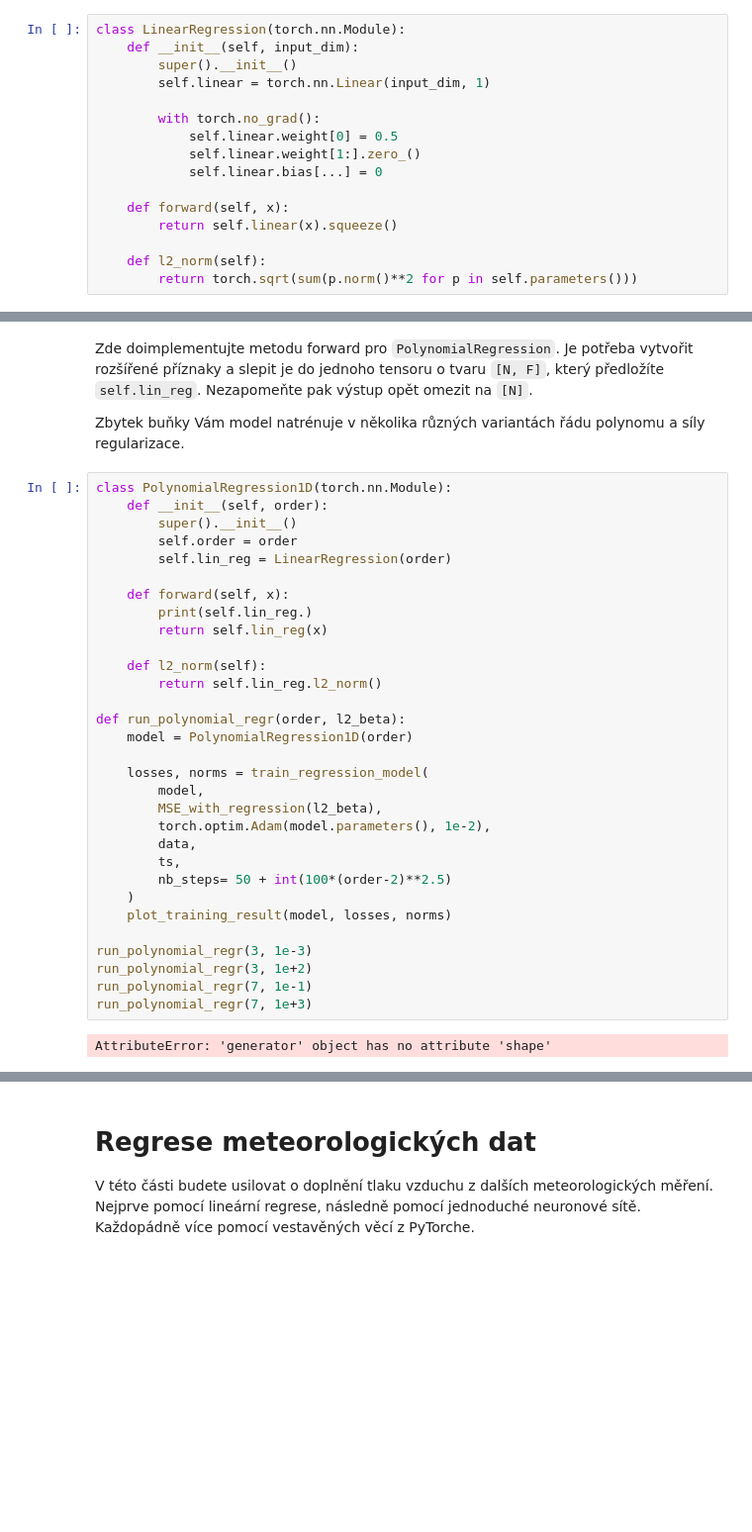
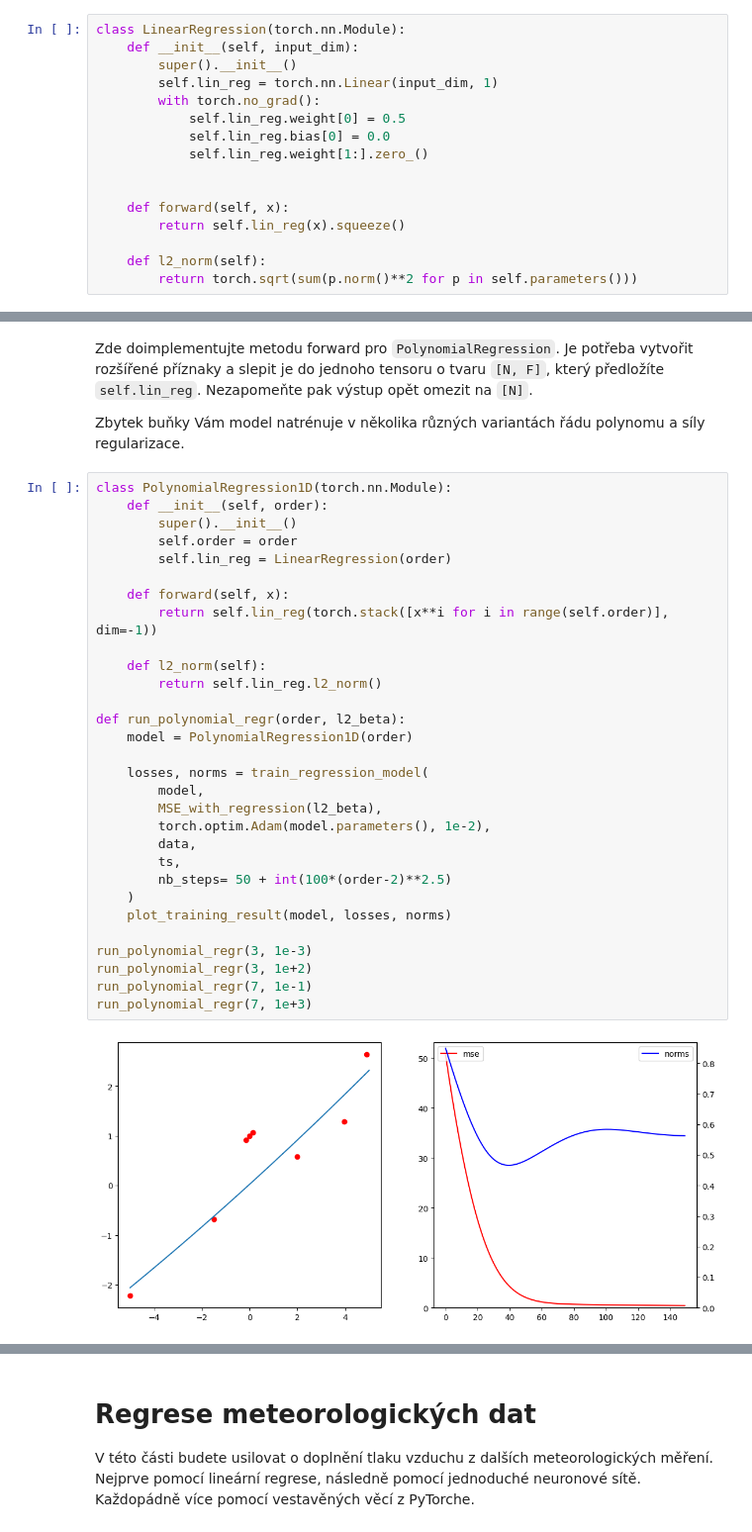
Before and after one commit to xplick04/SUI, a Jupyter notebook: proj3/zadani.ipynb, the cells around one changed output, grey strips where cells are left out. Shown: that part at 99% size. Saved outputs shown, nothing was run; the diff lists cells and outputs as text; blank space fills up the shorter version.

```diff
--- a/proj3/zadani.ipynb
+++ b/proj3/zadani.ipynb
@@ -99,15 +99,15 @@ Může se vám hodit `torch.nn.Module.parameters()`.
 class LinearRegression(torch.nn.Module):
     def __init__(self, input_dim):
         super().__init__()
-        self.linear = torch.nn.Linear(input_dim, 1)
+        self.lin_reg = torch.nn.Linear(input_dim, 1)
+        with torch.no_grad():
+            self.lin_reg.weight[0] = 0.5
+            self.lin_reg.bias[0] = 0.0
+            self.lin_reg.weight[1:].zero_()
 
-        with torch.no_grad():
-            self.linear.weight[0] = 0.5
-            self.linear.weight[1:].zero_()
-            self.linear.bias[...] = 0
 
     def forward(self, x):
-        return self.linear(x).squeeze()
+        return self.lin_reg(x).squeeze()
 
     def l2_norm(self):
         return torch.sqrt(sum(p.norm()**2 for p in self.parameters()))
@@ -196,33 +196,32 @@ Zbytek buňky Vám model natrénuje v několika různých variantách řádu pol
 # %%
 class PolynomialRegression1D(torch.nn.Module):
     def __init__(self, order):
         super().__init__()
         self.order = order
         self.lin_reg = LinearRegression(order)
 
     def forward(self, x):
-        print(self.lin_reg.)
-        return self.lin_reg(x)
+        return self.lin_reg(torch.stack([x**i for i in range(self.order)], dim=-1))
 
     def l2_norm(self):
         return self.lin_reg.l2_norm()
 
 def run_polynomial_regr(order, l2_beta):
     model = PolynomialRegression1D(order)
 
     losses, norms = train_regression_model(
         model,
         MSE_with_regression(l2_beta),
         torch.optim.Adam(model.parameters(), 1e-2),
         data,
         ts,
         nb_steps= 50 + int(100*(order-2)**2.5)
     )
     plot_training_result(model, losses, norms)
 
 run_polynomial_regr(3, 1e-3)
 run_polynomial_regr(3, 1e+2)
 run_polynomial_regr(7, 1e-1)
 run_polynomial_regr(7, 1e+3)
 # %% [output]
-AttributeError: 'generator' object has no attribute 'shape'
+[figure, added]
```
Also changed, not shown: parts of 4 cells of this notebook.
